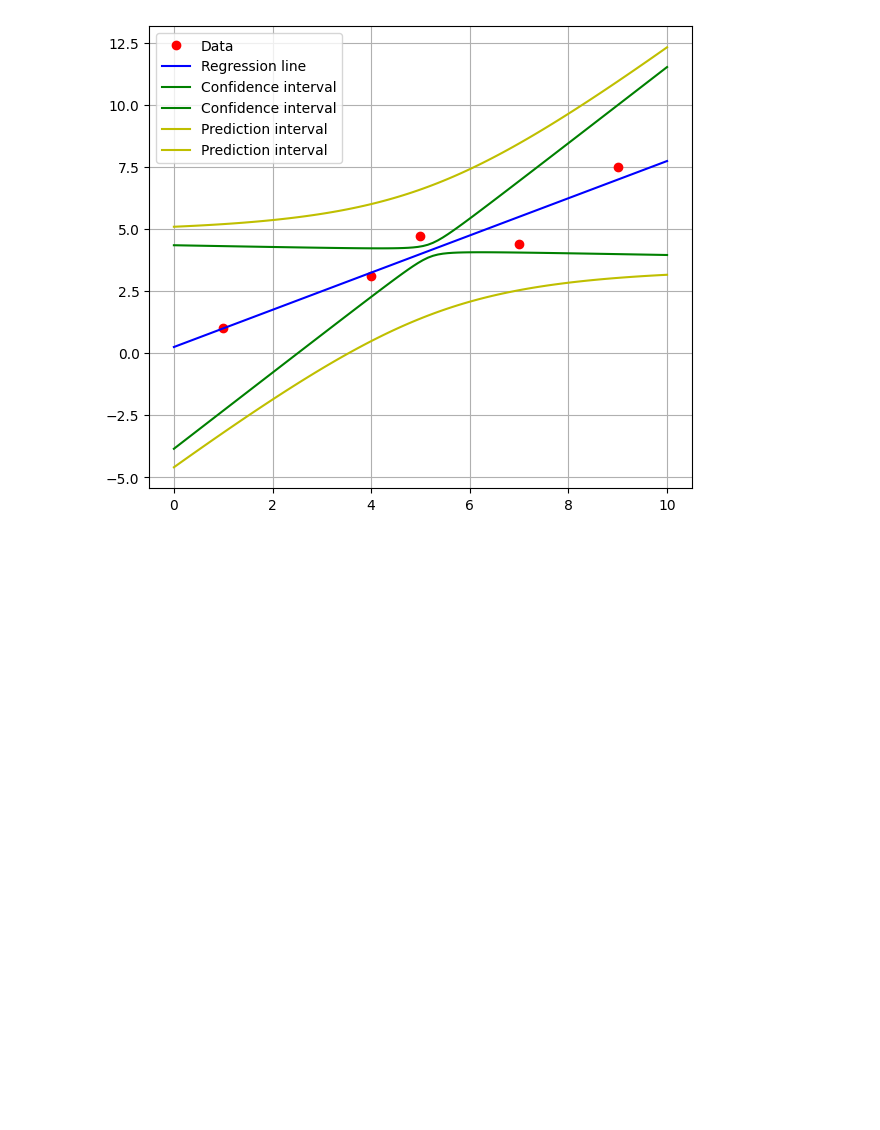
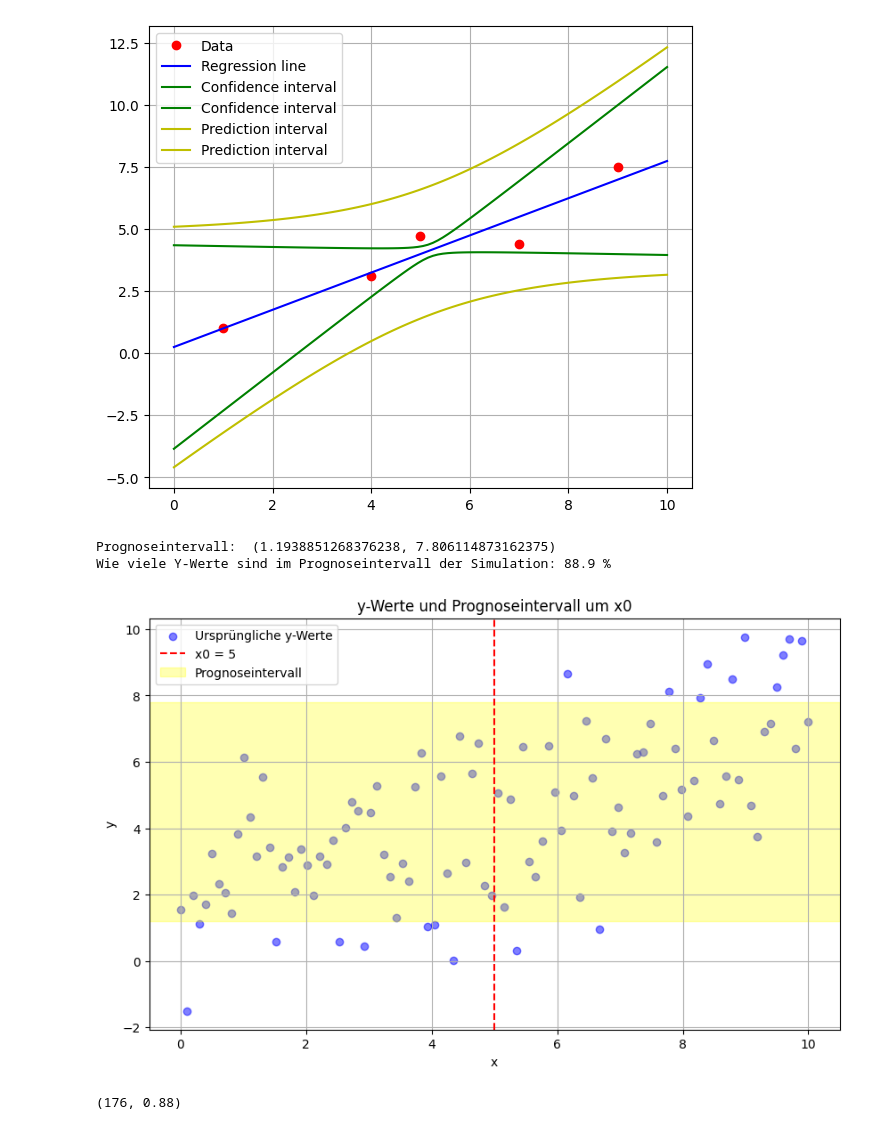
Before and after one commit to tombk556/Mehrdim.-Datenanalyse-und-stat.-Lernverfahren, a Jupyter notebook: Python/main.ipynb, the cells around one changed output. Drawn from its saved outputs; the diff is of its cells as text; code cells hidden in the pictures; blank space fills up the shorter version.

```diff
--- a/Python/main.ipynb
+++ b/Python/main.ipynb
@@ -142,3 +142,65 @@ plt.legend()
 plt.show()
 # %% [output]
 [figure]
+# %%
+import matplotlib.pyplot as plt
+import numpy as np
+import scipy.stats as stats
+
+# Parameter festlegen
+alpha = 2
+beta = 0.5
+sigma_squared = 4
+sigma = np.sqrt(sigma_squared)
+n = 100
+
+x = np.linspace(0, 10, n)
+u = np.random.normal(0, sigma, n)
+y = alpha + beta * x + u
+x0 = 5
+y_mean_x0 = alpha + beta * x0
+
+# Prognoseintervall
+PI = stats.norm.interval(0.9, loc=y_mean_x0, scale=sigma * np.sqrt(1 + 1/n))
+
+# Simulieren neuer y-Werte zu dieser Stelle x0
+new_u = np.random.normal(0, sigma, 1000)
+new_y = alpha + beta * x0 + new_u
+in_PI = np.sum((new_y >= PI[0]) & (new_y <= PI[1]))
+
+print("Prognoseintervall: ", PI)
+print("Wie viele Y-Werte sind im Prognoseintervall der Simulation:", (in_PI / 1000)*100, "%")
+
+# Plot des ursprünglichen Datensatzes
+plt.figure(figsize=(10, 6))
+plt.scatter(x, y, label='Ursprüngliche y-Werte', color='blue', alpha=0.5)
+plt.axvline(x=x0, color='red', linestyle='--', label=f'x0 = {x0}')
+plt.axhspan(PI[0], PI[1], color='yellow', alpha=0.3, label='Prognoseintervall')
+plt.xlabel('x')
+plt.ylabel('y')
+plt.title('y-Werte und Prognoseintervall um x0')
+plt.legend()
+plt.grid(True)
+plt.show()
+# %% [output]
+Prognoseintervall:  (1.1938851268376238, 7.806114873162375)
+Wie viele Y-Werte sind im Prognoseintervall der Simulation: 88.9 %
+[figure, added]
+# %%
+contained_in_CI = 0
+
+for _ in range(200):
+    u = np.random.normal(0, sigma, n)
+    y = alpha + beta * x + u
+    y_mean = np.mean(y)
+    y_se = sigma / np.sqrt(n)
+    CI = stats.norm.interval(0.9, loc=y_mean, scale=y_se)
+
+    # Bestimmen, ob der wahre Erwartungswert y0 innerhalb des Konfidenzintervalls liegt
+    y0 = alpha + beta * x0
+    if CI[0] <= y0 <= CI[1]:
+        contained_in_CI += 1
+
+contained_in_CI, contained_in_CI / 200
+# %% [output]
+(176, 0.88)
```
Also changed, not shown: parts of 3 cells of this notebook, 1 other file.
